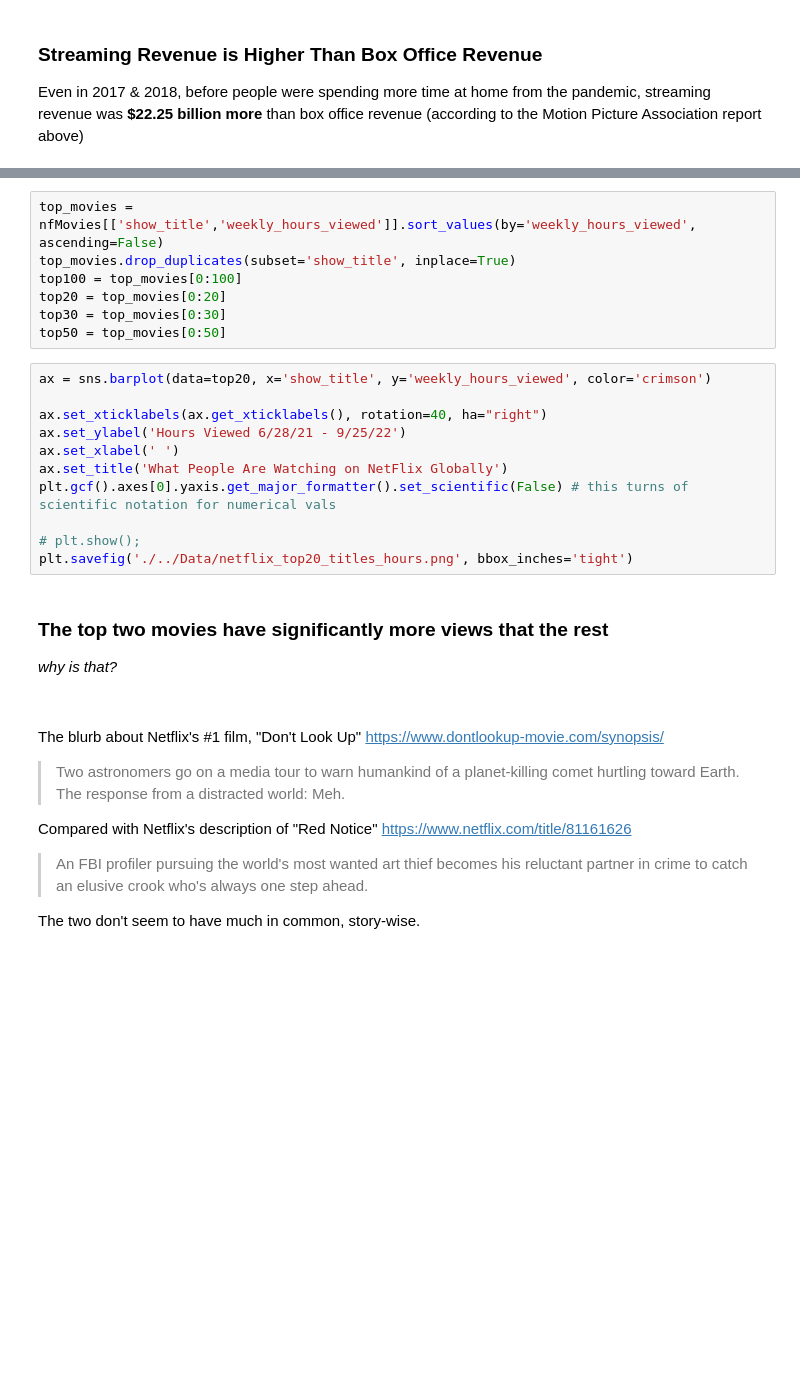
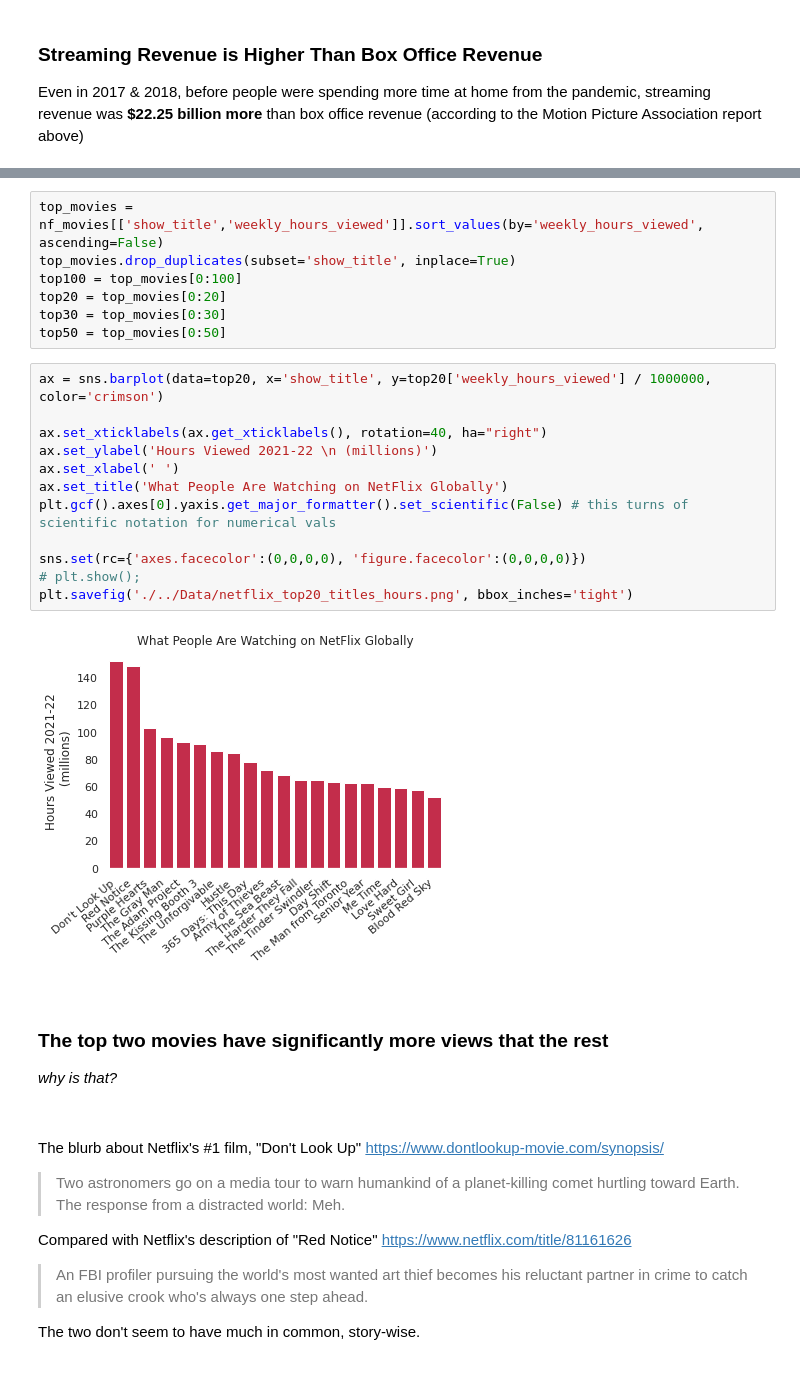
Before and after one commit to mccafj/MS-movie-studio-project, a Jupyter notebook: Notes/holly-notebook.ipynb, the cells around one changed output, grey strips where cells are left out. Cells and saved outputs as stored; diff of their text form; blank space fills up the shorter version.

Commit message:
updated README slightly, changed plotting code and plot image titles and how the numbers are represented

```diff
--- a/Notes/holly-notebook.ipynb
+++ b/Notes/holly-notebook.ipynb
@@ -32,21 +48,24 @@ nf_movies
 # %%
-top_movies = nfMovies[['show_title','weekly_hours_viewed']].sort_values(by='weekly_hours_viewed', ascending=False)
+top_movies = nf_movies[['show_title','weekly_hours_viewed']].sort_values(by='weekly_hours_viewed', ascending=False)
 top_movies.drop_duplicates(subset='show_title', inplace=True)
 top100 = top_movies[0:100]
 top20 = top_movies[0:20]
 top30 = top_movies[0:30]
 top50 = top_movies[0:50]
 # %%
-ax = sns.barplot(data=top20, x='show_title', y='weekly_hours_viewed', color='crimson')
+ax = sns.barplot(data=top20, x='show_title', y=top20['weekly_hours_viewed'] / 1000000, color='crimson')
 
 ax.set_xticklabels(ax.get_xticklabels(), rotation=40, ha="right")
-ax.set_ylabel('Hours Viewed 6/28/21 - 9/25/22')
+ax.set_ylabel('Hours Viewed 2021-22 \n (millions)')
 ax.set_xlabel(' ')
 ax.set_title('What People Are Watching on NetFlix Globally')
 plt.gcf().axes[0].yaxis.get_major_formatter().set_scientific(False) # this turns of scientific notation for numerical vals
 
+sns.set(rc={'axes.facecolor':(0,0,0,0), 'figure.facecolor':(0,0,0,0)})
 # plt.show();
 plt.savefig('./../Data/netflix_top20_titles_hours.png', bbox_inches='tight')
+# %% [output]
+[figure, added]
 # %% [markdown]
 ### The top two movies have significantly more views that the rest
 *why is that?*
```
Also changed, not shown: parts of 5 cells of this notebook, 3 other files.
